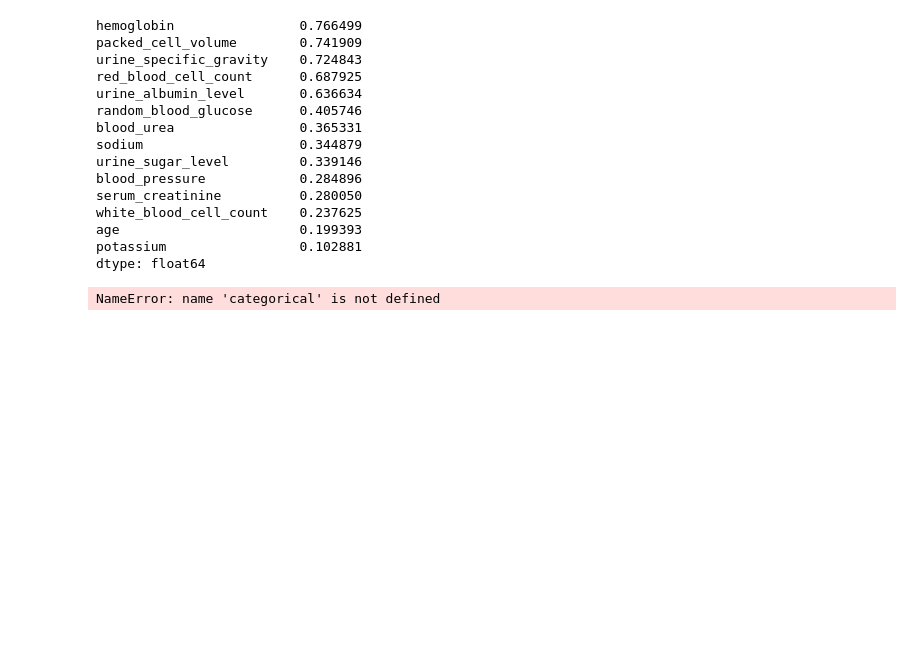
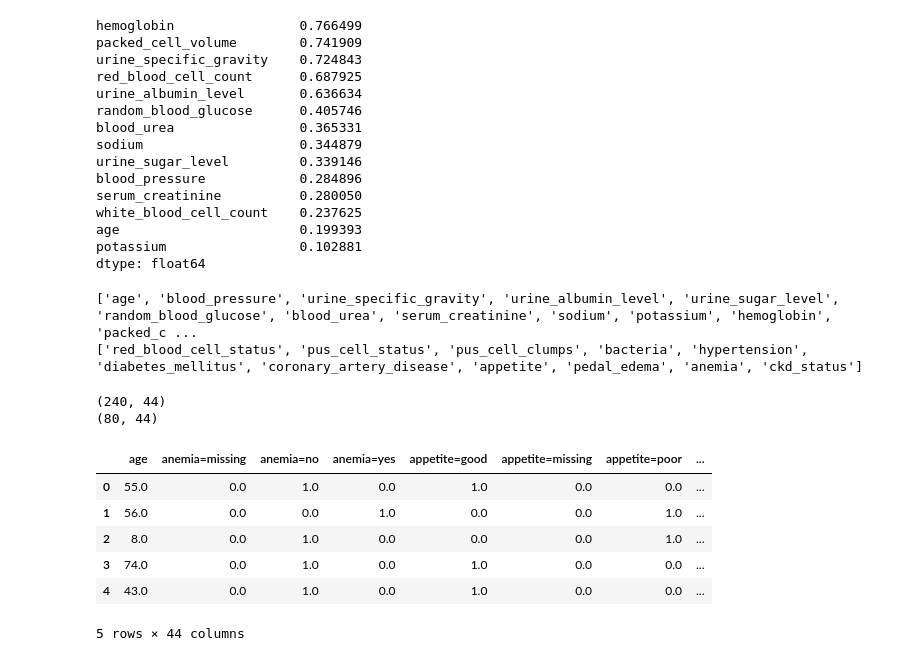
Before and after one commit to amnsyhrl1512/ml_course, a Jupyter notebook: midterm.ipynb, the cells around one changed output. Cells and saved outputs as stored; diff of their text form; code cells hidden in the pictures; blank space fills up the shorter version.

Commit message:
first draft of multimodel use case on ckd

```diff
--- a/midterm.ipynb
+++ b/midterm.ipynb
@@ -301,36 +304,65 @@ white_blood_cell_count    0.237625
 age                       0.199393
 potassium                 0.102881
 dtype: float64
+# %%
+print(numerical)
+print(catergorical)
+# %% [output]
+['age', 'blood_pressure', 'urine_specific_gravity', 'urine_albumin_level', 'urine_sugar_level', 'random_blood_glucose', 'blood_urea', 'serum_creatinine', 'sodium', 'potassium', 'hemoglobin', 'packed_c ...
+['red_blood_cell_status', 'pus_cell_status', 'pus_cell_clumps', 'bacteria', 'hypertension', 'diabetes_mellitus', 'coronary_artery_disease', 'appetite', 'pedal_edema', 'anemia', 'ckd_status']
+# %%
+numerical = [
+    col for col in numerical
+    if col != "ckd_status"
+]
+
+catergorical = [
+    col for col in catergorical
+    if col != "ckd_status"
+]
 # %%
-# Learn preprocessing statistics ONLY from training features.
-train_medians = df_train[numerical].median()
-train_numeric_filled = df_train[numerical].fillna(train_medians)
-train_means = train_numeric_filled.mean()
-train_stds = train_numeric_filled.std().replace(0, 1).fillna(1)
+# Step 1: Fill missing numerical values
+medians = df_train[numerical].median()
 
-def prepare_for_vectorizer(frame):
-    result = frame[numerical + catergorical].copy()
-    result[numerical] = result[numerical].fillna(train_medians)
-    result[numerical] = (result[numerical] - train_means) / train_stds
-    result[catergorical] = result[catergorical].fillna("missing").astype(str)
-    return result
+def prepare(df):
+    df = df.copy()
 
-train_ready = prepare_for_vectorizer(df_train)
-val_ready = prepare_for_vectorizer(df_val)
+    df[numerical] = df[numerical].fillna(medians)
+    df[catergorical] = df[catergorical].astype("string").fillna("missing").astype(str)
 
-train_dicts = train_ready.to_dict(orient="records")
-val_dicts = val_ready.to_dict(orient="records")
+    return df.to_dict(orient="records")
 
-print("One patient as a dictionary:")
-print(train_dicts[0])
 
+# Step 2: Convert data into dictionaries
+train_dicts = prepare(df_train)
+val_dicts = prepare(df_val)
+
+
+# Step 3: One-hot encoding
 dv = DictVectorizer(sparse=False)
+
 X_train = dv.fit_transform(train_dicts)
-X_val = dv.transform(val_dicts)   # Do NOT fit again on validation!
+X_val = dv.transform(val_dicts)
 
-print("Encoded shape (train):", X_train.shape)
-print("Encoded shape (validation):", X_val.shape)
-print("First 12 encoded features:", dv.get_feature_names_out()[:12])
-assert X_train.shape[1] == X_val.shape[1]
+print(X_train.shape)
+print(X_val.shape)
 # %% [output]
-NameError: name 'categorical' is not defined
+(240, 44)
+(80, 44)
+# %%
+import pandas as pd
+
+encoded_df = pd.DataFrame(
+    X_train,
+    columns=dv.get_feature_names_out()
+)
+
+display(encoded_df.head())
+# %% [output]
+|  | age | anemia=missing | anemia=no | anemia=yes | appetite=good | appetite=missing | appetite=poor | ... |
+| 0 | 55.0 | 0.0 | 1.0 | 0.0 | 1.0 | 0.0 | 0.0 | ... |
+| 1 | 56.0 | 0.0 | 0.0 | 1.0 | 0.0 | 0.0 | 1.0 | ... |
+| 2 | 8.0 | 0.0 | 1.0 | 0.0 | 0.0 | 0.0 | 1.0 | ... |
+| 3 | 74.0 | 0.0 | 1.0 | 0.0 | 1.0 | 0.0 | 0.0 | ... |
+| 4 | 43.0 | 0.0 | 1.0 | 0.0 | 1.0 | 0.0 | 0.0 | ... |
+5 rows × 44 columns
```
Also changed, not shown: parts of 5 cells of this notebook, 1 other file.
